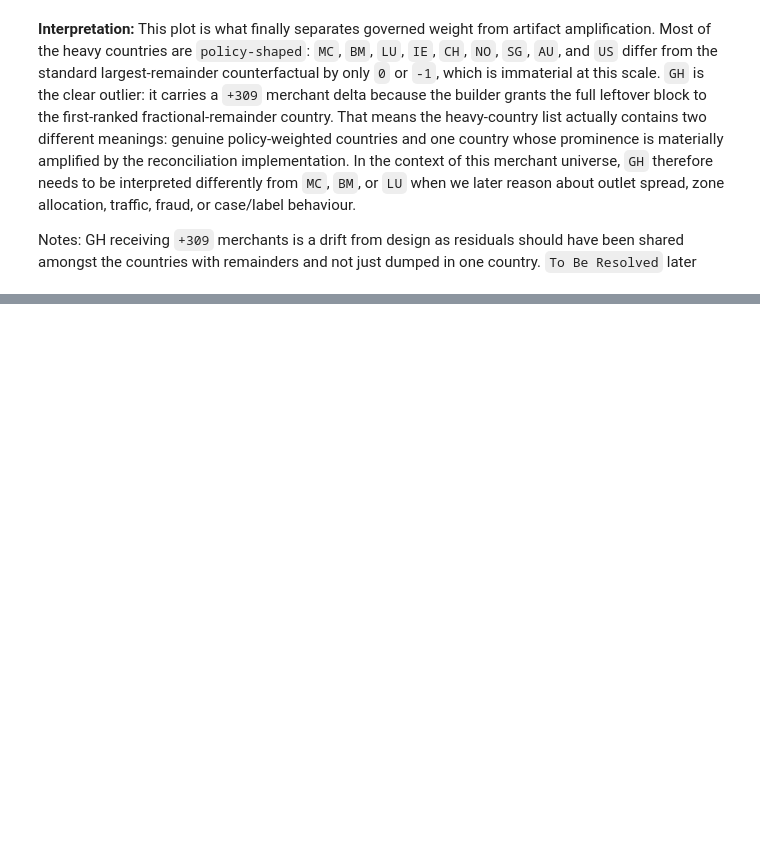
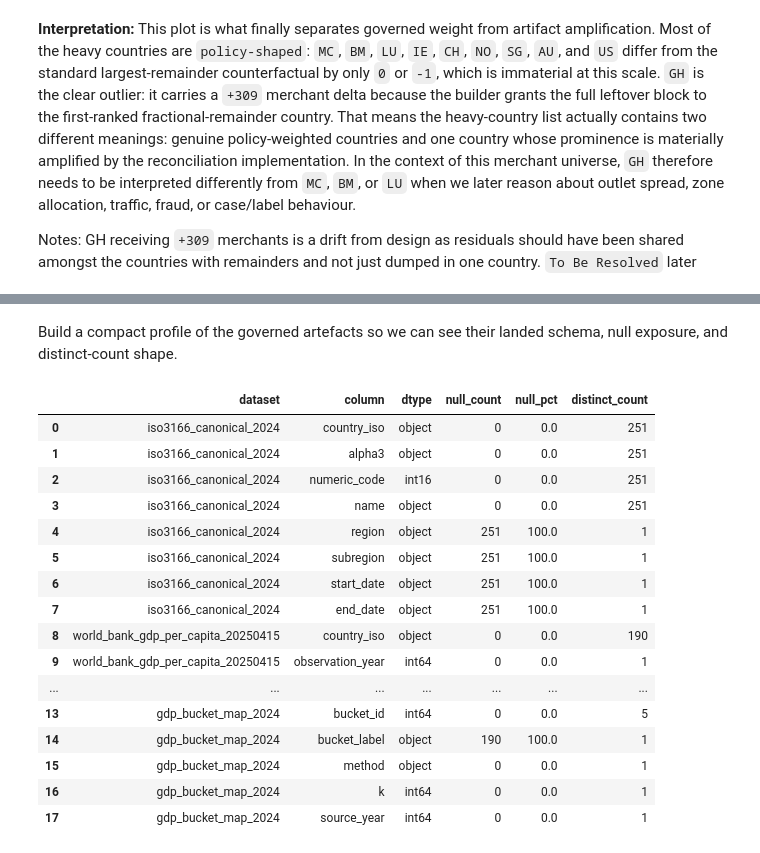
Before and after one commit to EsosaOrumwese/fraud-detection-system, a Jupyter notebook: analysis/dev_full_offline_investigation/00_investigation/notebooks/00_understanding_governed_data_world_p1.ipynb, the cells around one changed output, grey strips where cells are left out. Drawn from its saved outputs; the diff is of its cells as text; code cells hidden in the pictures; blank space fills up the shorter version.

```diff
--- a/analysis/dev_full_offline_investigation/00_investigation/notebooks/00_understanding_governed_data_world_p1.ipynb
+++ b/analysis/dev_full_offline_investigation/00_investigation/notebooks/00_understanding_governed_data_world_p1.ipynb
@@ -758,0 +875,41 @@ Notes: GH receiving `+309` merchants is a drift from design as residuals should
+# %% [markdown]
+Build a compact profile of the governed artefacts so we can see their landed schema, null exposure, and distinct-count shape.
+# %%
+def column_profile(df: pd.DataFrame, dataset_name: str) -> pd.DataFrame:
+    return pd.DataFrame(
+        {
+            'dataset': dataset_name,
+            'column': df.columns,
+            'dtype': df.dtypes.astype(str).values,
+            'null_count': df.isna().sum().values,
+            'null_pct': df.isna().mean().mul(100).round(2).values,
+            'distinct_count': df.nunique(dropna=False).values,
+        }
+    )
+
+pd.concat(
+    [
+        column_profile(iso3166_df, 'iso3166_canonical_2024'),
+        column_profile(gdp_df, 'world_bank_gdp_per_capita_20250415'),
+        column_profile(gdp_bucket_df, 'gdp_bucket_map_2024'),
+    ],
+    ignore_index=True,
+)
+# %% [output]
+|  | dataset | column | dtype | null_count | null_pct | distinct_count |
+| 0 | iso3166_canonical_2024 | country_iso | object | 0 | 0.0 | 251 |
+| 1 | iso3166_canonical_2024 | alpha3 | object | 0 | 0.0 | 251 |
+| 2 | iso3166_canonical_2024 | numeric_code | int16 | 0 | 0.0 | 251 |
+| 3 | iso3166_canonical_2024 | name | object | 0 | 0.0 | 251 |
+| 4 | iso3166_canonical_2024 | region | object | 251 | 100.0 | 1 |
+| 5 | iso3166_canonical_2024 | subregion | object | 251 | 100.0 | 1 |
+| 6 | iso3166_canonical_2024 | start_date | object | 251 | 100.0 | 1 |
+| 7 | iso3166_canonical_2024 | end_date | object | 251 | 100.0 | 1 |
+| 8 | world_bank_gdp_per_capita_20250415 | country_iso | object | 0 | 0.0 | 190 |
+| 9 | world_bank_gdp_per_capita_20250415 | observation_year | int64 | 0 | 0.0 | 1 |
+| ... | ... | ... | ... | ... | ... | ... |
+| 13 | gdp_bucket_map_2024 | bucket_id | int64 | 0 | 0.0 | 5 |
+| 14 | gdp_bucket_map_2024 | bucket_label | object | 190 | 100.0 | 1 |
+| 15 | gdp_bucket_map_2024 | method | object | 0 | 0.0 | 1 |
+| 16 | gdp_bucket_map_2024 | k | int64 | 0 | 0.0 | 1 |
+| 17 | gdp_bucket_map_2024 | source_year | int64 | 0 | 0.0 | 1 |
```
Also changed, not shown: parts of 12 cells of this notebook.
